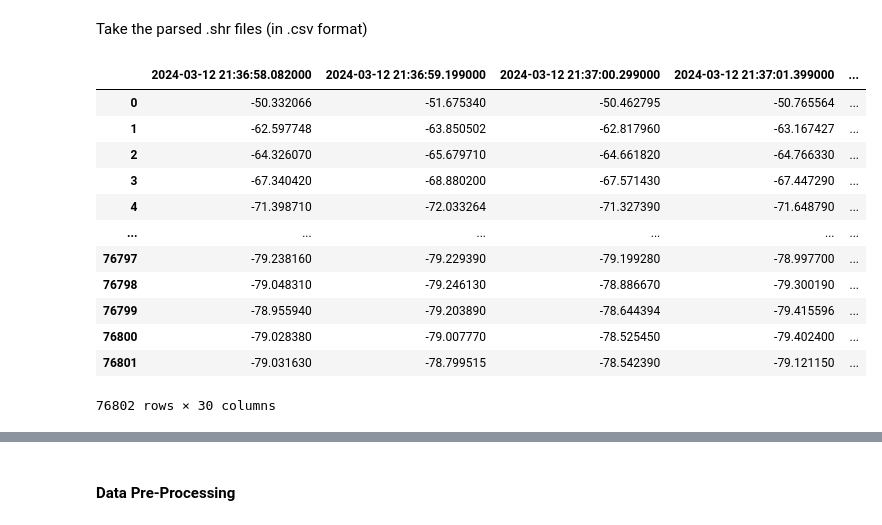
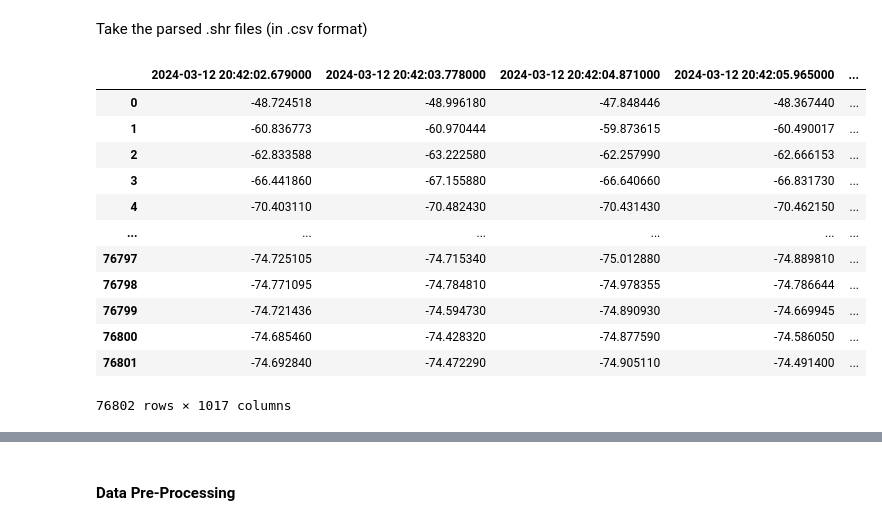
Before and after one commit to theorizchy/rf_anomaly_detection, a Jupyter notebook: model_training.ipynb, the cells around one changed output, grey strips where cells are left out. Saved outputs shown, nothing was run; the diff lists cells and outputs as text; code cells hidden in the pictures.

```diff
--- a/model_training.ipynb
+++ b/model_training.ipynb
@@ -10,21 +15,23 @@ import matplotlib.pyplot as plt
 # %% [markdown]
 Take the parsed .shr files (in .csv format)
 # %%
-filename = "parsed_SWEEP_REC_2024-03-12 21h36m56s.csv"
-csv_file_path = os.path.join('output_file', filename)
-data = pd.read_csv(csv_file_path)
-data
+# Taken when camera is off
+normal_data = "parsed_SWEEP_REC_2024-03-12 20h42m01s_cam_off.csv"
+normal_file_path = os.path.join('output_file', normal_data)
+
+normal = pd.read_csv(normal_file_path)
+normal
 # %% [output]
-|  | 2024-03-12 21:36:58.082000 | 2024-03-12 21:36:59.199000 | 2024-03-12 21:37:00.299000 | 2024-03-12 21:37:01.399000 | ... |
-| 0 | -50.332066 | -51.675340 | -50.462795 | -50.765564 | ... |
-| 1 | -62.597748 | -63.850502 | -62.817960 | -63.167427 | ... |
-| 2 | -64.326070 | -65.679710 | -64.661820 | -64.766330 | ... |
-| 3 | -67.340420 | -68.880200 | -67.571430 | -67.447290 | ... |
-| 4 | -71.398710 | -72.033264 | -71.327390 | -71.648790 | ... |
+|  | 2024-03-12 20:42:02.679000 | 2024-03-12 20:42:03.778000 | 2024-03-12 20:42:04.871000 | 2024-03-12 20:42:05.965000 | ... |
+| 0 | -48.724518 | -48.996180 | -47.848446 | -48.367440 | ... |
+| 1 | -60.836773 | -60.970444 | -59.873615 | -60.490017 | ... |
+| 2 | -62.833588 | -63.222580 | -62.257990 | -62.666153 | ... |
+| 3 | -66.441860 | -67.155880 | -66.640660 | -66.831730 | ... |
+| 4 | -70.403110 | -70.482430 | -70.431430 | -70.462150 | ... |
 | ... | ... | ... | ... | ... | ... |
-| 76797 | -79.238160 | -79.229390 | -79.199280 | -78.997700 | ... |
-| 76798 | -79.048310 | -79.246130 | -78.886670 | -79.300190 | ... |
-| 76799 | -78.955940 | -79.203890 | -78.644394 | -79.415596 | ... |
-| 76800 | -79.028380 | -79.007770 | -78.525450 | -79.402400 | ... |
-| 76801 | -79.031630 | -78.799515 | -78.542390 | -79.121150 | ... |
+| 76797 | -74.725105 | -74.715340 | -75.012880 | -74.889810 | ... |
+| 76798 | -74.771095 | -74.784810 | -74.978355 | -74.786644 | ... |
+| 76799 | -74.721436 | -74.594730 | -74.890930 | -74.669945 | ... |
+| 76800 | -74.685460 | -74.428320 | -74.877590 | -74.586050 | ... |
+| 76801 | -74.692840 | -74.472290 | -74.905110 | -74.491400 | ... |
-76802 rows × 30 columns
+76802 rows × 1017 columns
```
Also changed, not shown: parts of 29 cells of this notebook, 2 other files.
